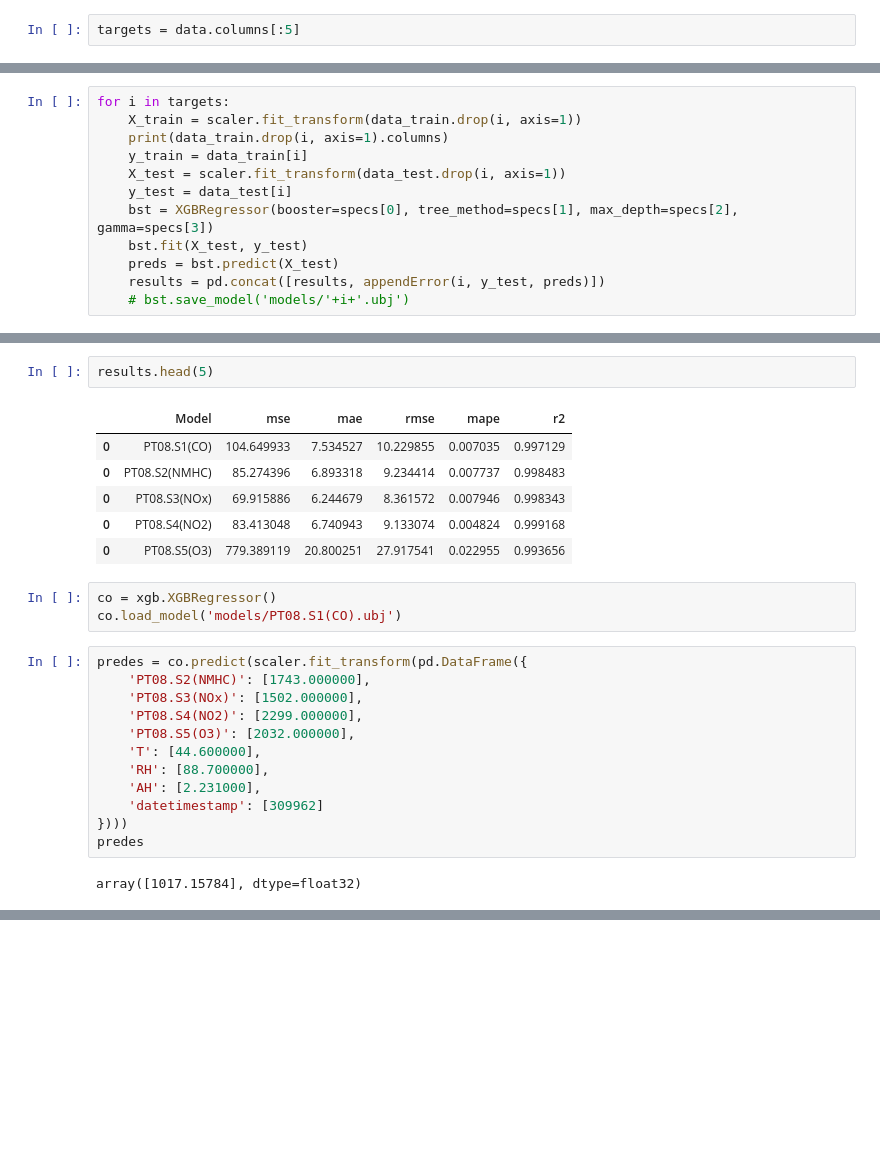
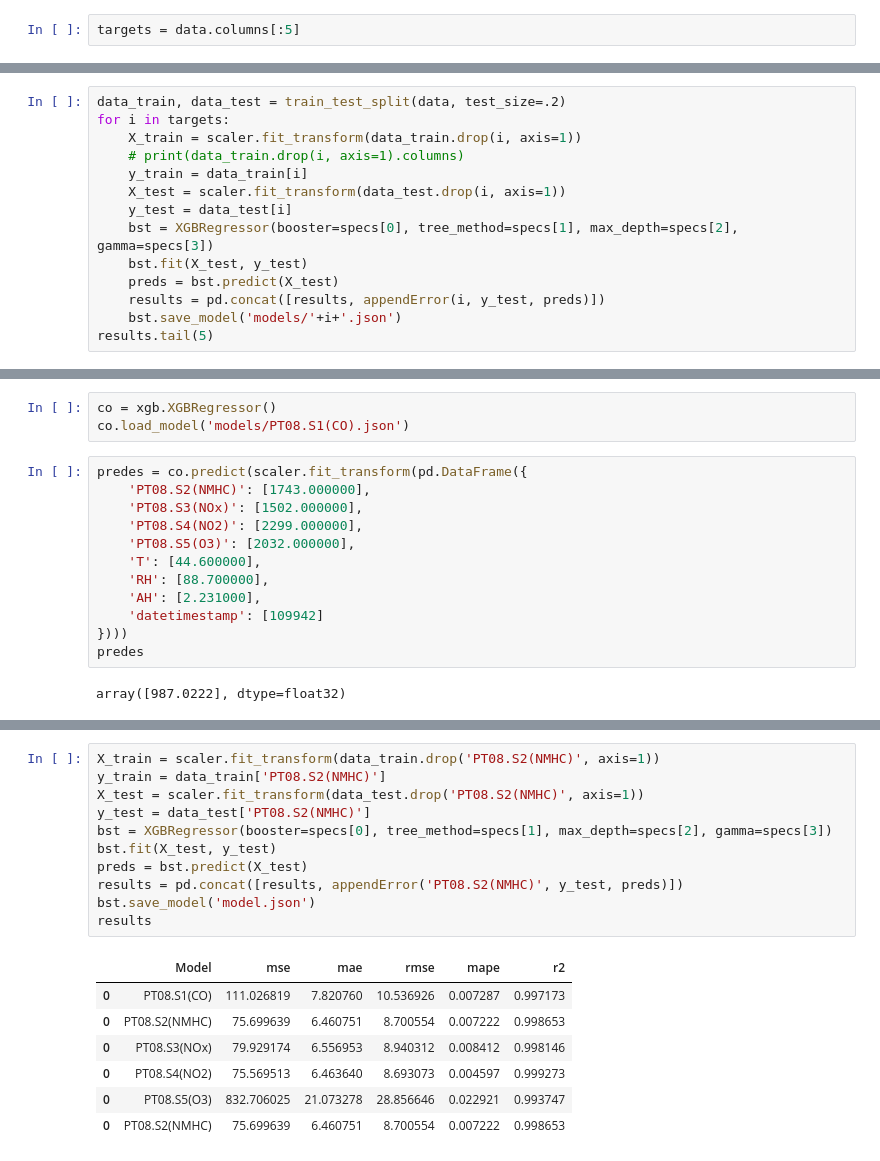
Before and after one commit to miiky976/dl4td_aq, a Jupyter notebook: Master/04_XGBOOSTING.ipynb, the cells around one changed output, grey strips where cells are left out. Saved outputs shown, nothing was run; the diff lists cells and outputs as text; blank space fills up the shorter version.

```diff
--- a/Master/04_XGBOOSTING.ipynb
+++ b/Master/04_XGBOOSTING.ipynb
@@ -42,7 +40,8 @@ data_train, data_test = train_test_split(data, test_size=.2)
 # %%
+data_train, data_test = train_test_split(data, test_size=.2)
 for i in targets:
     X_train = scaler.fit_transform(data_train.drop(i, axis=1))
-    print(data_train.drop(i, axis=1).columns)
+    # print(data_train.drop(i, axis=1).columns)
     y_train = data_train[i]
     X_test = scaler.fit_transform(data_test.drop(i, axis=1))
     y_test = data_test[i]
@@ -50,5 +49,6 @@ for i in targets:
     bst.fit(X_test, y_test)
     preds = bst.predict(X_test)
     results = pd.concat([results, appendError(i, y_test, preds)])
-    # bst.save_model('models/'+i+'.ubj')
+    bst.save_model('models/'+i+'.json')
+results.tail(5)
 # %% [output]
@@ -89,15 +61,6 @@ results
-# %%
-results.head(5)
-# %% [output]
-|  | Model | mse | mae | rmse | mape | r2 |
-| 0 | PT08.S1(CO) | 104.649933 | 7.534527 | 10.229855 | 0.007035 | 0.997129 |
-| 0 | PT08.S2(NMHC) | 85.274396 | 6.893318 | 9.234414 | 0.007737 | 0.998483 |
-| 0 | PT08.S3(NOx) | 69.915886 | 6.244679 | 8.361572 | 0.007946 | 0.998343 |
-| 0 | PT08.S4(NO2) | 83.413048 | 6.740943 | 9.133074 | 0.004824 | 0.999168 |
-| 0 | PT08.S5(O3) | 779.389119 | 20.800251 | 27.917541 | 0.022955 | 0.993656 |
 # %%
 co = xgb.XGBRegressor()
-co.load_model('models/PT08.S1(CO).ubj')
+co.load_model('models/PT08.S1(CO).json')
 # %%
 predes = co.predict(scaler.fit_transform(pd.DataFrame({
     'PT08.S2(NMHC)': [1743.000000],
@@ -107,11 +70,11 @@ predes = co.predict(scaler.fit_transform(pd.DataFrame({
     'T': [44.600000],
     'RH': [88.700000],
     'AH': [2.231000],
-    'datetimestamp': [309962]
+    'datetimestamp': [109942]
 })))
 predes
 # %% [output]
-array([1017.15784], dtype=float32)
+array([987.0222], dtype=float32)
 # %%
 data.describe()
 # %% [output]
@@ -124,3 +87,22 @@ data.describe()
 | 50% | 1063.000000 | 909.000000 | 805.000000 | 1464.000000 | 964.000000 | 18.000000 | 49.200000 | 1.004100 | ... |
 | 75% | 1217.000000 | 1100.000000 | 955.000000 | 1663.000000 | 1248.000000 | 24.700000 | 62.600000 | 1.321900 | ... |
 | max | 1642.000000 | 1643.000000 | 1402.000000 | 2299.000000 | 2032.000000 | 44.600000 | 88.700000 | 2.231000 | ... |
+# %%
+X_train = scaler.fit_transform(data_train.drop('PT08.S2(NMHC)', axis=1))
+y_train = data_train['PT08.S2(NMHC)']
+X_test = scaler.fit_transform(data_test.drop('PT08.S2(NMHC)', axis=1))
+y_test = data_test['PT08.S2(NMHC)']
+bst = XGBRegressor(booster=specs[0], tree_method=specs[1], max_depth=specs[2], gamma=specs[3])
+bst.fit(X_test, y_test)
+preds = bst.predict(X_test)
+results = pd.concat([results, appendError('PT08.S2(NMHC)', y_test, preds)])
+bst.save_model('model.json')
+results
+# %% [output]
+|  | Model | mse | mae | rmse | mape | r2 |
+| 0 | PT08.S1(CO) | 111.026819 | 7.820760 | 10.536926 | 0.007287 | 0.997173 |
+| 0 | PT08.S2(NMHC) | 75.699639 | 6.460751 | 8.700554 | 0.007222 | 0.998653 |
+| 0 | PT08.S3(NOx) | 79.929174 | 6.556953 | 8.940312 | 0.008412 | 0.998146 |
+| 0 | PT08.S4(NO2) | 75.569513 | 6.463640 | 8.693073 | 0.004597 | 0.999273 |
+| 0 | PT08.S5(O3) | 832.706025 | 21.073278 | 28.856646 | 0.022921 | 0.993747 |
+| 0 | PT08.S2(NMHC) | 75.699639 | 6.460751 | 8.700554 | 0.007222 | 0.998653 |
```
Also changed, not shown: parts of 10 cells of this notebook, 7 other files.
